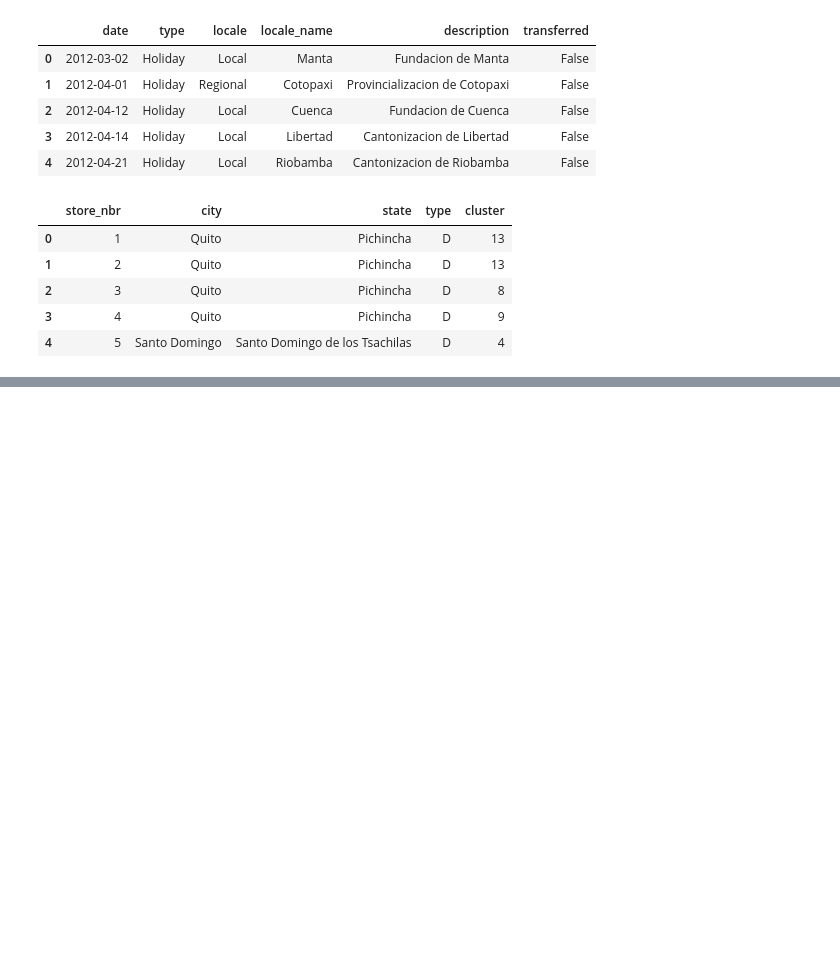
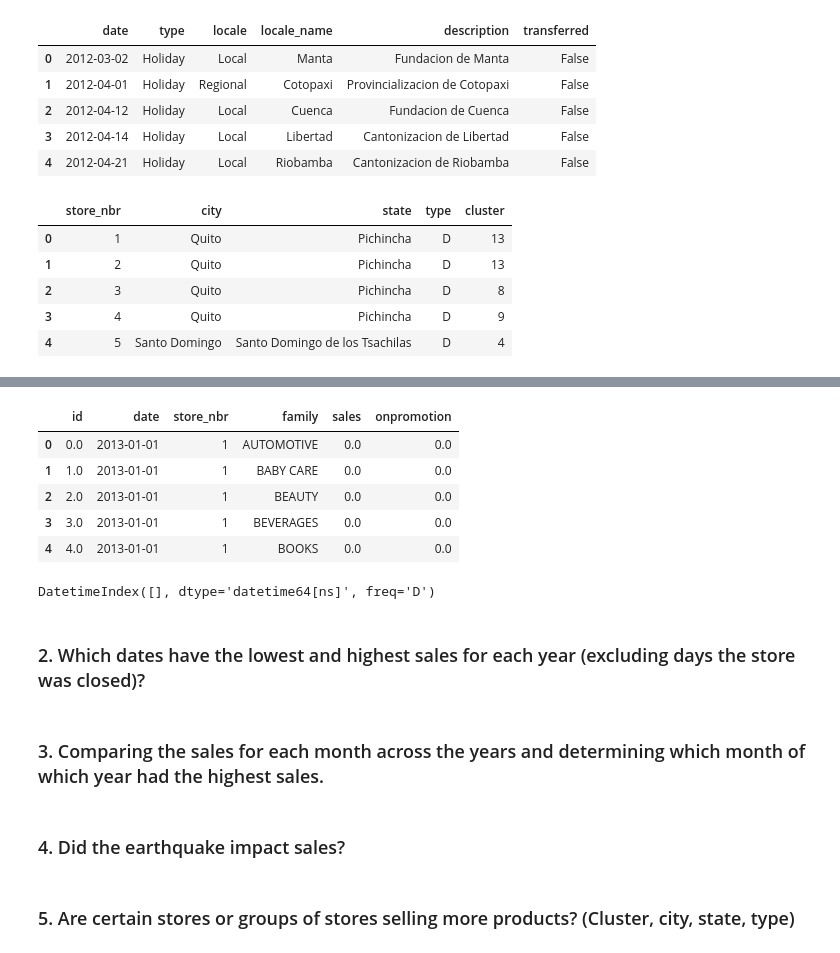
Before and after one commit to elishastanley/Demand-Forecasting-Optimization-for-Corporation-Favorita-A-Time-Series-Regression-ML-Approach, a Jupyter notebook: Notebooks/main.ipynb, the cells around one changed output, grey strips where cells are left out. Drawn from its saved outputs; the diff is of its cells as text; code cells hidden in the pictures; blank space fills up the shorter version.

```diff
--- a/Notebooks/main.ipynb
+++ b/Notebooks/main.ipynb
@@ -103,0 +226,11 @@ stores.head()
+# %%
+# Function to convert dates to datetime format
+def convert_dates(df):
+    df['date'] = pd.to_datetime(df['date'])
+    return df
+
+train = convert_dates(train)
+test = convert_dates(test)
+holidays_events = convert_dates(holidays_events)
+transactions = convert_dates(transactions)
+oil = convert_dates(oil)
@@ -103,0 +251,5 @@ stores.head()
+# %%
+# Getting dates which are not in the train dataset
+missing_dates = pd.date_range(start= '2013-01-01', end='2017-08-15').difference(train.date)
+
+missing_dates
@@ -103,0 +258,11 @@ stores.head()
+# %%
+# Getting all unique stores and family
+uniques_stores = train.store_nbr.unique()
+unique_family = train.family.unique()
+# %%
+# Replacing the missing dates by pairing it with all the unique stores and families
+replace_dates = list(product(missing_dates, uniques_stores,unique_family ))
+
+# Creating a dataframe for the replaced dates
+replace_dates = pd.DataFrame(replace_dates, columns=['date', 'store_nbr', 'family'])
+replace_dates.head()
@@ -103,0 +276,26 @@ stores.head()
+# %%
+# Adding replaced dates to our train data
+train_data = pd.concat([train, replace_dates], ignore_index=True)
+train_data.head()
+# %% [output]
+|  | id | date | store_nbr | family | sales | onpromotion |
+| 0 | 0.0 | 2013-01-01 | 1 | AUTOMOTIVE | 0.0 | 0.0 |
+| 1 | 1.0 | 2013-01-01 | 1 | BABY CARE | 0.0 | 0.0 |
+| 2 | 2.0 | 2013-01-01 | 1 | BEAUTY | 0.0 | 0.0 |
+| 3 | 3.0 | 2013-01-01 | 1 | BEVERAGES | 0.0 | 0.0 |
+| 4 | 4.0 | 2013-01-01 | 1 | BOOKS | 0.0 | 0.0 |
+# %%
+# Checking for missing date again
+missing_dates = pd.date_range(start='2013-01-01', end='2017-08-15').difference(train_data.date)
+
+missing_dates
+# %% [output]
+DatetimeIndex([], dtype='datetime64[ns]', freq='D')
+# %% [markdown]
+### 2. Which dates have the lowest and highest sales for each year (excluding days the store was closed)?
+# %% [markdown]
+### 3. Comparing the sales for each month across the years and determining which month of which year had the highest sales.
+# %% [markdown]
+### 4. Did the earthquake impact sales?
+# %% [markdown]
+### 5. Are certain stores or groups of stores selling more products? (Cluster, city, state, type)
```
Also changed, not shown: parts of 30 cells of this notebook.
